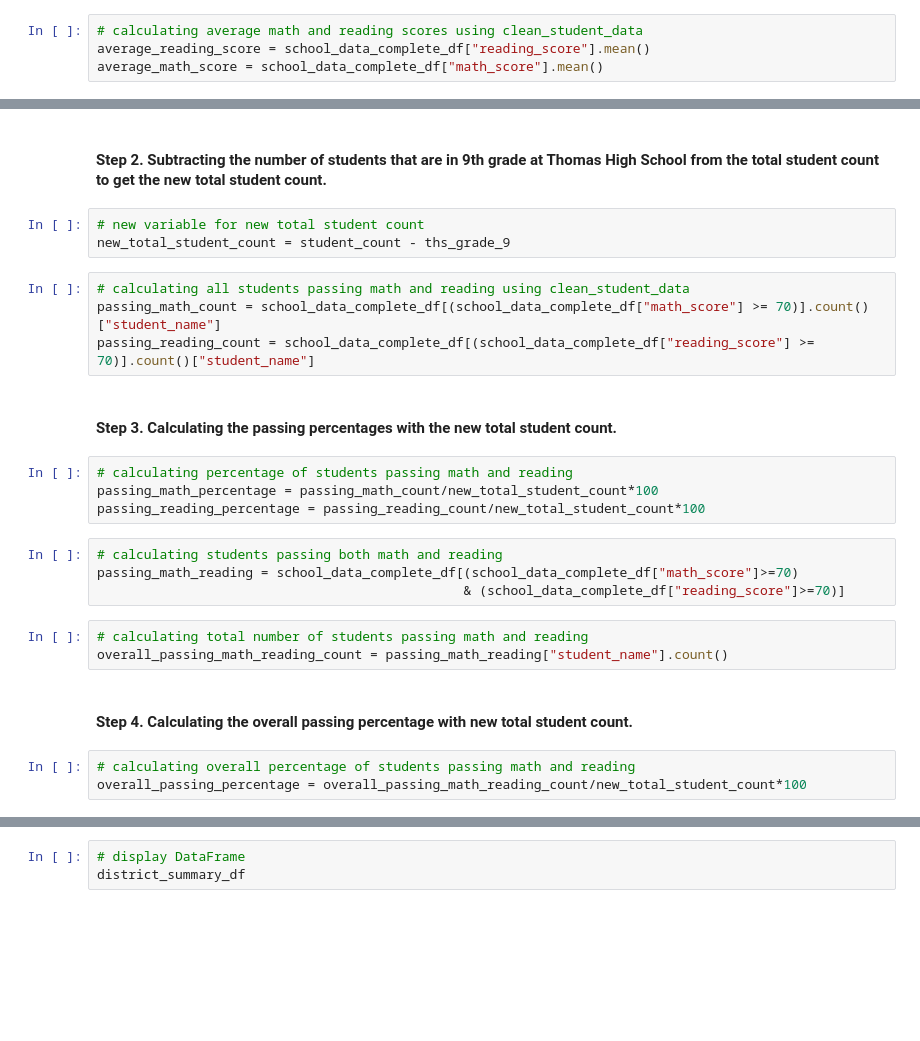
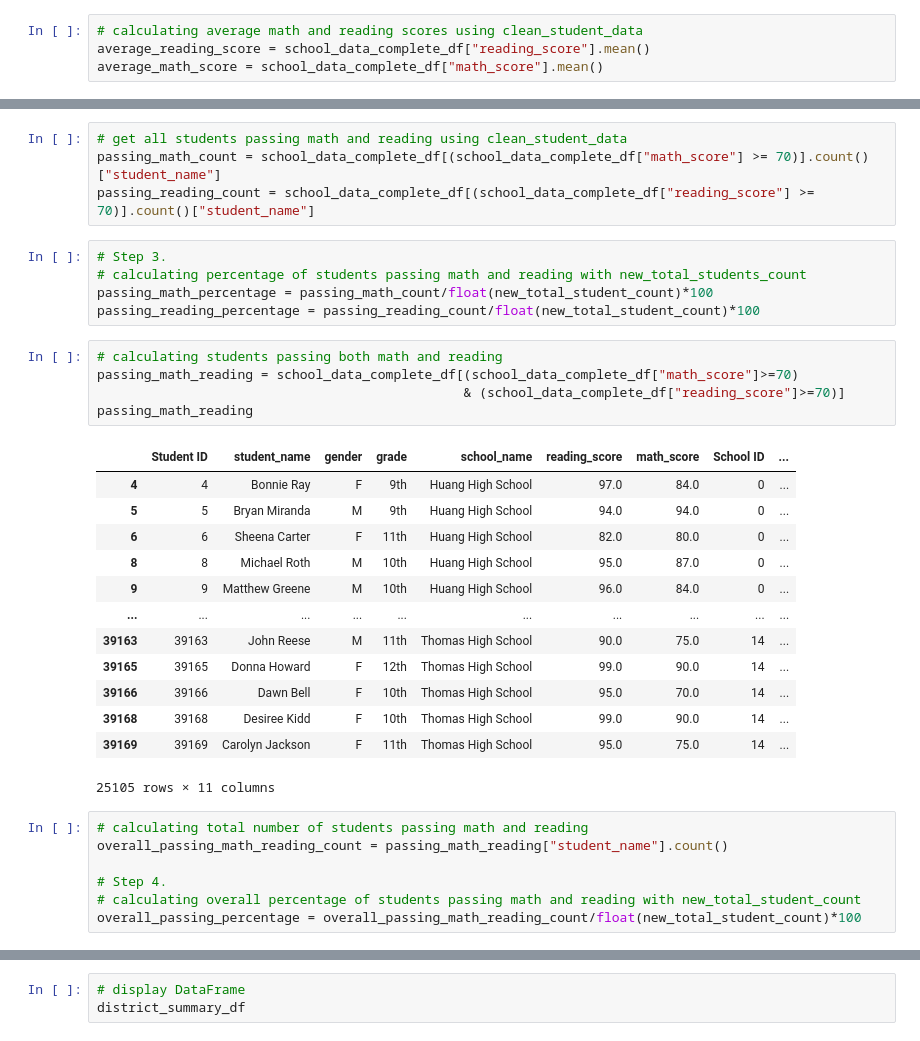
Before and after one commit to taranahassan/School_District_Analysis, a Jupyter notebook: PyCitySchools_Challenge.ipynb, the cells around one changed output, grey strips where cells are left out. Drawn from its saved outputs; the diff is of its cells as text; blank space fills up the shorter version.

Commit message:
Revised summaries for School Analysis - completed challenge.

```diff
--- a/PyCitySchools_Challenge.ipynb
+++ b/PyCitySchools_Challenge.ipynb
@@ -106,28 +101,36 @@ ths_grade_9 = len(student_data_df.loc[(student_data_df["school_name"]=="Thomas H
-# %% [markdown]
-#### Step 2.  Subtracting the number of students that are in 9th grade at Thomas High School from the total student count to get the new total student count.
-# %%
-# new variable for new total student count
-new_total_student_count = student_count - ths_grade_9
 # %%
-# calculating all students passing math and reading using clean_student_data
+# get all students passing math and reading using clean_student_data
 passing_math_count = school_data_complete_df[(school_data_complete_df["math_score"] >= 70)].count()["student_name"]
 passing_reading_count = school_data_complete_df[(school_data_complete_df["reading_score"] >= 70)].count()["student_name"]
-# %% [markdown]
-#### Step 3.  Calculating the passing percentages with the new total student count.
 # %%
-# calculating percentage of students passing math and reading
-passing_math_percentage = passing_math_count/new_total_student_count*100
-passing_reading_percentage = passing_reading_count/new_total_student_count*100
+# Step 3.
+# calculating percentage of students passing math and reading with new_total_students_count
+passing_math_percentage = passing_math_count/float(new_total_student_count)*100
+passing_reading_percentage = passing_reading_count/float(new_total_student_count)*100
 # %%
 # calculating students passing both math and reading
 passing_math_reading = school_data_complete_df[(school_data_complete_df["math_score"]>=70)
                                                & (school_data_complete_df["reading_score"]>=70)]
+passing_math_reading
+# %% [output]
+|  | Student ID | student_name | gender | grade | school_name | reading_score | math_score | School ID | ... |
+| 4 | 4 | Bonnie Ray | F | 9th | Huang High School | 97.0 | 84.0 | 0 | ... |
+| 5 | 5 | Bryan Miranda | M | 9th | Huang High School | 94.0 | 94.0 | 0 | ... |
+| 6 | 6 | Sheena Carter | F | 11th | Huang High School | 82.0 | 80.0 | 0 | ... |
+| 8 | 8 | Michael Roth | M | 10th | Huang High School | 95.0 | 87.0 | 0 | ... |
+| 9 | 9 | Matthew Greene | M | 10th | Huang High School | 96.0 | 84.0 | 0 | ... |
+| ... | ... | ... | ... | ... | ... | ... | ... | ... | ... |
+| 39163 | 39163 | John Reese | M | 11th | Thomas High School | 90.0 | 75.0 | 14 | ... |
+| 39165 | 39165 | Donna Howard | F | 12th | Thomas High School | 99.0 | 90.0 | 14 | ... |
+| 39166 | 39166 | Dawn Bell | F | 10th | Thomas High School | 95.0 | 70.0 | 14 | ... |
+| 39168 | 39168 | Desiree Kidd | F | 10th | Thomas High School | 99.0 | 90.0 | 14 | ... |
+| 39169 | 39169 | Carolyn Jackson | F | 11th | Thomas High School | 95.0 | 75.0 | 14 | ... |
+25105 rows × 11 columns
 # %%
 # calculating total number of students passing math and reading
 overall_passing_math_reading_count = passing_math_reading["student_name"].count()
+
+# Step 4.
+# calculating overall percentage of students passing math and reading with new_total_student_count
+overall_passing_percentage = overall_passing_math_reading_count/float(new_total_student_count)*100
-# %% [markdown]
-#### Step 4.  Calculating the overall passing percentage with new total student count.
-# %%
-# calculating overall percentage of students passing math and reading
-overall_passing_percentage = overall_passing_math_reading_count/new_total_student_count*100
 # %%
```
Also changed, not shown: parts of 96 cells of this notebook.
